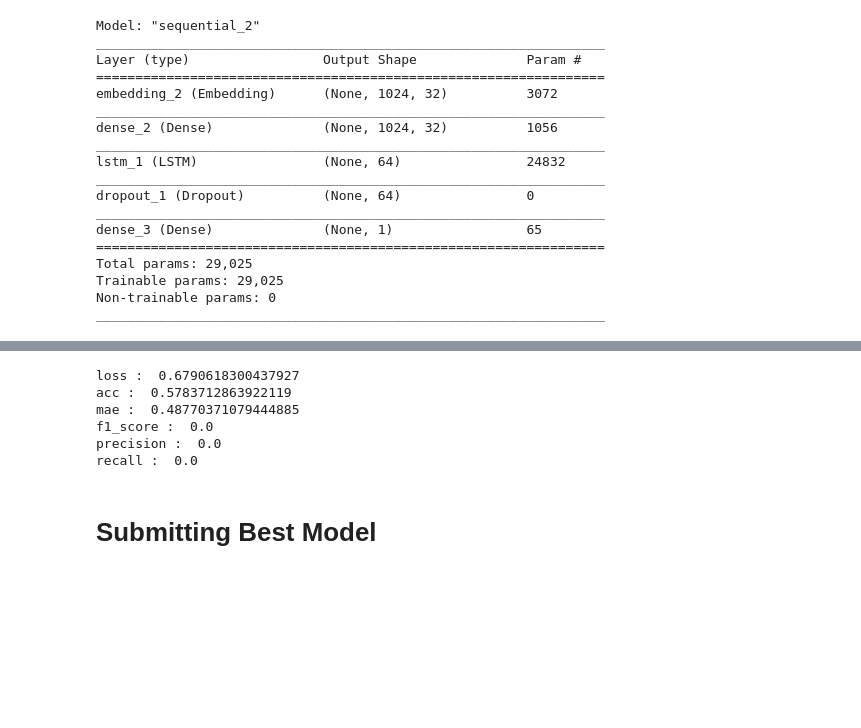
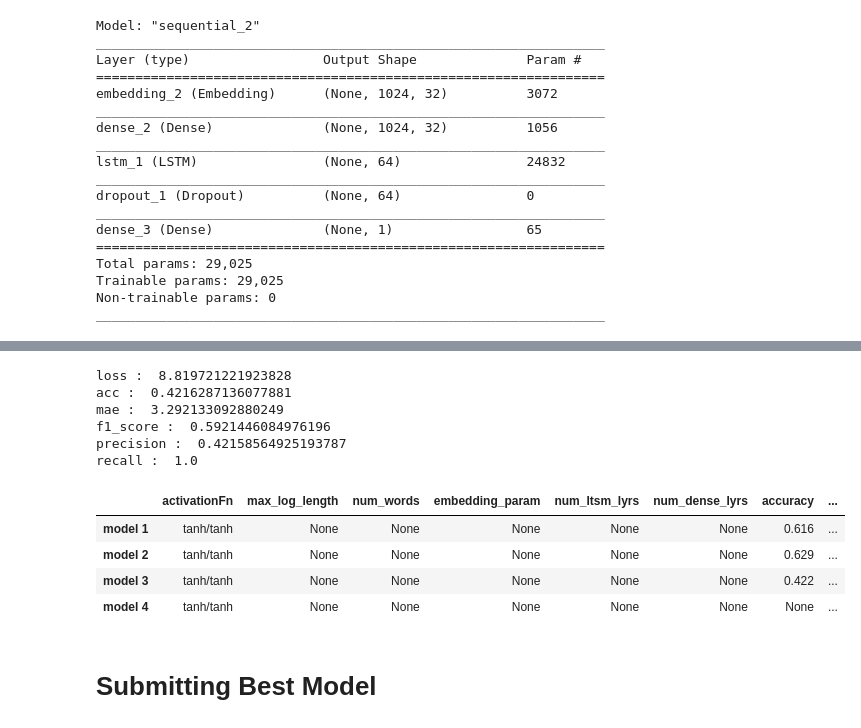
Before and after one commit to kbridge14/grad_school_portfolio, a Jupyter notebook: Fall2020/MSDS422/rnn/TwitterChallengeAsn7_tanh.ipynb, the cells around one changed output, grey strips where cells are left out. Cells and saved outputs as stored; diff of their text form; code cells hidden in the pictures; blank space fills up the shorter version.

```diff
--- a/Fall2020/MSDS422/rnn/TwitterChallengeAsn7_tanh.ipynb
+++ b/Fall2020/MSDS422/rnn/TwitterChallengeAsn7_tanh.ipynb
@@ -335,7 +335,7 @@ my_model = Sequential()
 my_model.add(Embedding(num_words, 32, input_length=max_log_length))
 my_model.add(Dense(units=32, activation = 'relu'))
 my_model.add(LSTM(units=64, recurrent_dropout=0.5))
-my_model.add(Dropout(0.5))
+my_model.add(Dropout(0.2))  # f1, recall, and precision were 0 when dropout = 0.5
 my_model.add(Dense(units=1, activation = 'relu'))
 # %%
 my_model.compile(loss = 'binary_crossentropy', optimizer = 'sgd', metrics = ['accuracy', 'mae', f1_m, precision_m, recall_m])
@@ -382,12 +382,12 @@ print("f1_score : ", ltsm2_f1)
 print("precision : ", ltsm2_prsn)
 print("recall : ", ltsm2_recall)
 # %% [output]
-loss :  0.6790618300437927
-acc :  0.5783712863922119
-mae :  0.48770371079444885
-f1_score :  0.0
-precision :  0.0
-recall :  0.0
+loss :  8.819721221923828
+acc :  0.4216287136077881
+mae :  3.292133092880249
+f1_score :  0.5921446084976196
+precision :  0.42158564925193787
+recall :  1.0
 # %%
 table["model 3"]["loss"] = ltsm2_loss
 table["model 3"]["mae"] = ltsm2_mae
@@ -395,6 +395,17 @@ table["model 3"]["accuracy"] = ltsm2_acc
 table["model 3"]["f1"] = ltsm2_f1
 table["model 3"]["precision"] = ltsm2_prsn
 table["model 3"]["recall"] = ltsm2_recall
+# %%
+pd.options.display.float_format = "{:,.3f}".format
+# %%
+#### summary
+pd.DataFrame(table).transpose()
+# %% [output]
+|  | activationFn | max_log_length | num_words | embedding_param | num_ltsm_lyrs | num_dense_lyrs | accuracy | ... |
+| model 1 | tanh/tanh | None | None | None | None | None | 0.616 | ... |
+| model 2 | tanh/tanh | None | None | None | None | None | 0.629 | ... |
+| model 3 | tanh/tanh | None | None | None | None | None | 0.422 | ... |
+| model 4 | tanh/tanh | None | None | None | None | None | None | ... |
 # %% [markdown]
 # Submitting Best Model
 # %%
```
Also changed, not shown: parts of 6 cells of this notebook, 1 other file.
